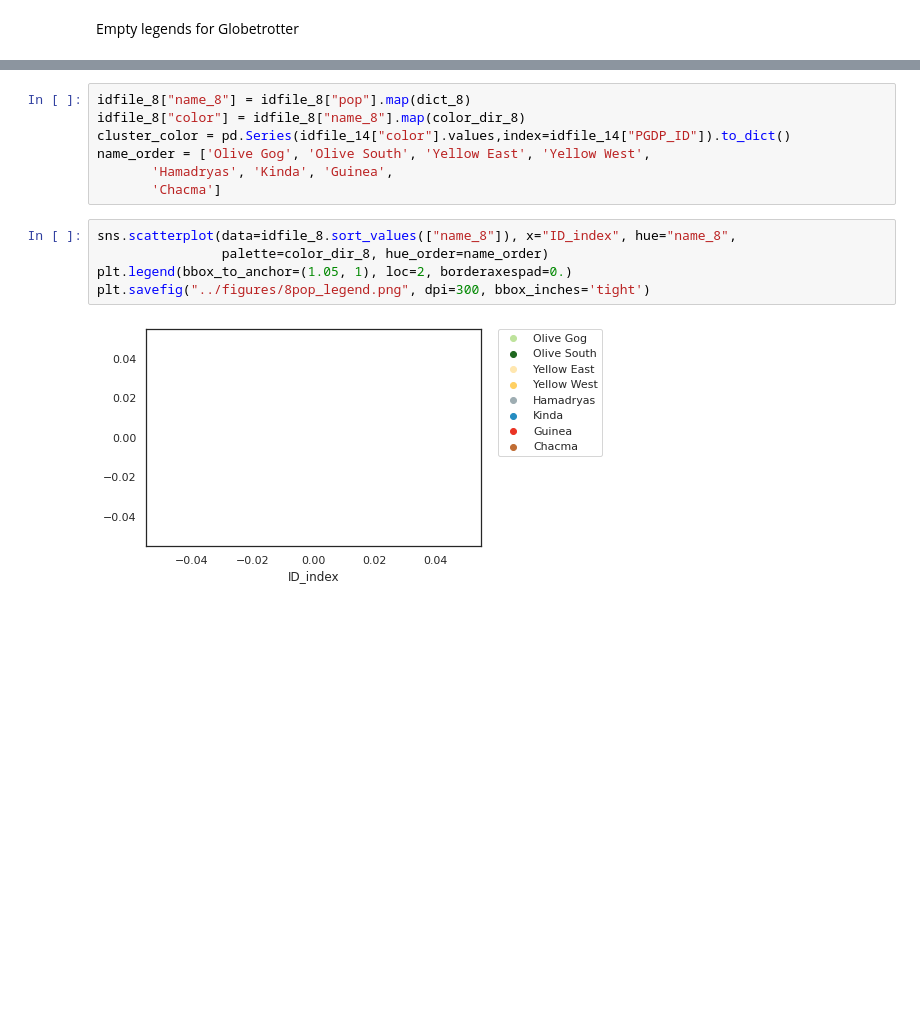
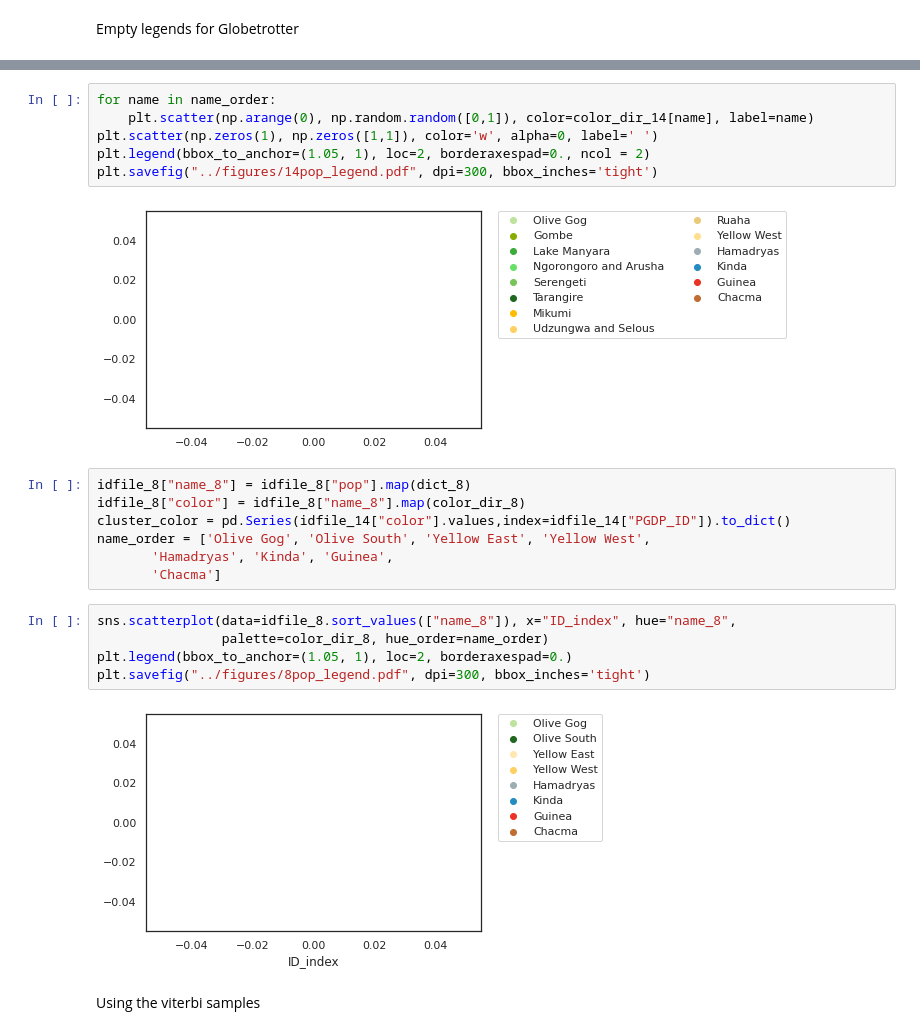
Before and after one commit to erikfogh/baboon_analysis, a Jupyter notebook: notebooks/paint12_other_chrom_ancestry.ipynb, the cells around one changed output, grey strips where cells are left out. Cells and saved outputs as stored; diff of their text form; blank space fills up the shorter version.

```diff
--- a/notebooks/paint12_other_chrom_ancestry.ipynb
+++ b/notebooks/paint12_other_chrom_ancestry.ipynb
@@ -735,3 +787,11 @@ plt.savefig("../figures/14pop_legend.png", dpi=300, bbox_inches='tight')
+# %%
+for name in name_order:
+    plt.scatter(np.arange(0), np.random.random([0,1]), color=color_dir_14[name], label=name)
+plt.scatter(np.zeros(1), np.zeros([1,1]), color='w', alpha=0, label=' ')
+plt.legend(bbox_to_anchor=(1.05, 1), loc=2, borderaxespad=0., ncol = 2)
+plt.savefig("../figures/14pop_legend.pdf", dpi=300, bbox_inches='tight')
+# %% [output]
+[figure, added]
 # %%
 idfile_8["name_8"] = idfile_8["pop"].map(dict_8)
 idfile_8["color"] = idfile_8["name_8"].map(color_dir_8)
@@ -743,6 +803,8 @@ name_order = ['Olive Gog', 'Olive South', 'Yellow East', 'Yellow West',
 sns.scatterplot(data=idfile_8.sort_values(["name_8"]), x="ID_index", hue="name_8",
                 palette=color_dir_8, hue_order=name_order)
 plt.legend(bbox_to_anchor=(1.05, 1), loc=2, borderaxespad=0.)
-plt.savefig("../figures/8pop_legend.png", dpi=300, bbox_inches='tight')
+plt.savefig("../figures/8pop_legend.pdf", dpi=300, bbox_inches='tight')
 # %% [output]
 [figure]
+# %% [markdown]
+Using the viterbi samples
```
Also changed, not shown: parts of 46 cells of this notebook, 37 other files.
